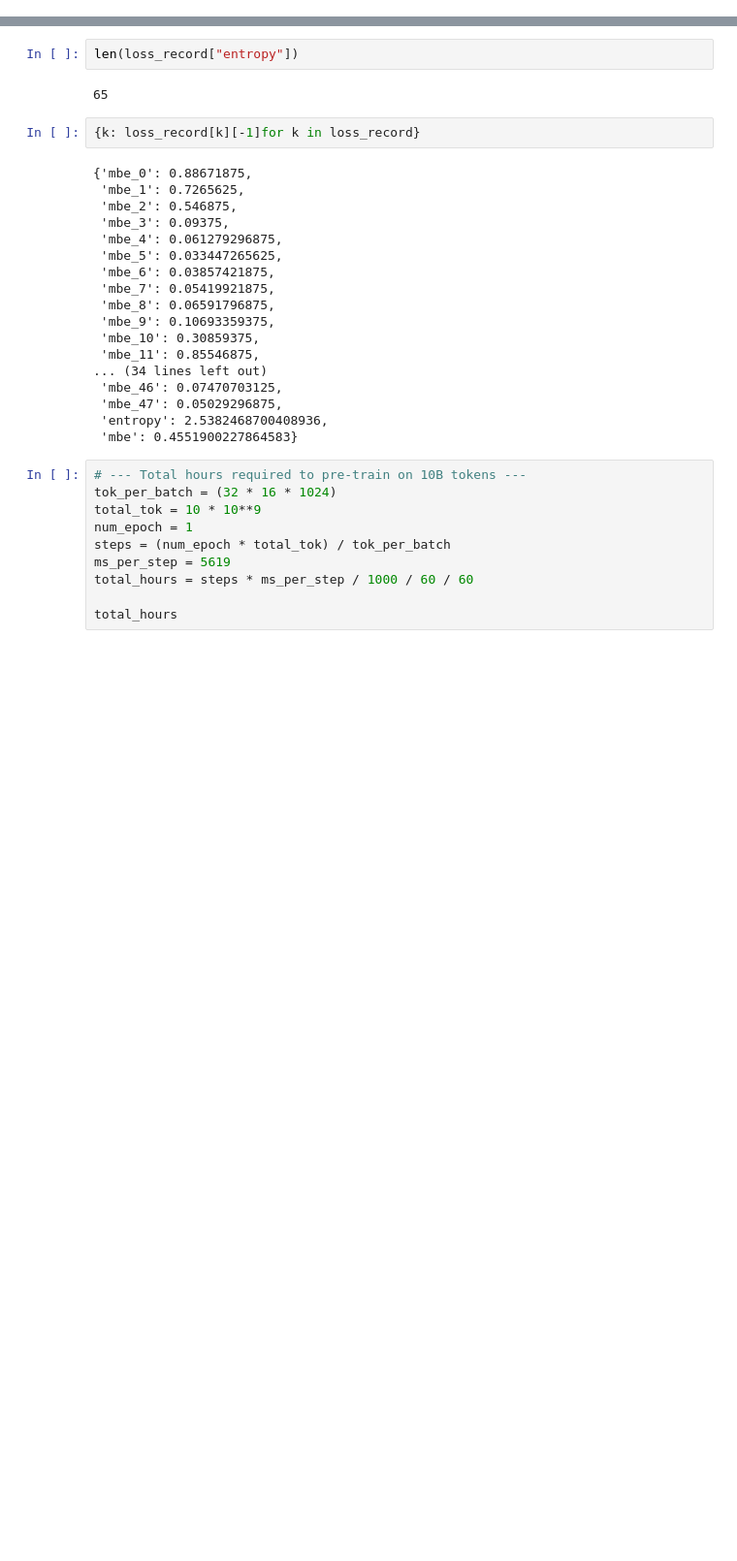
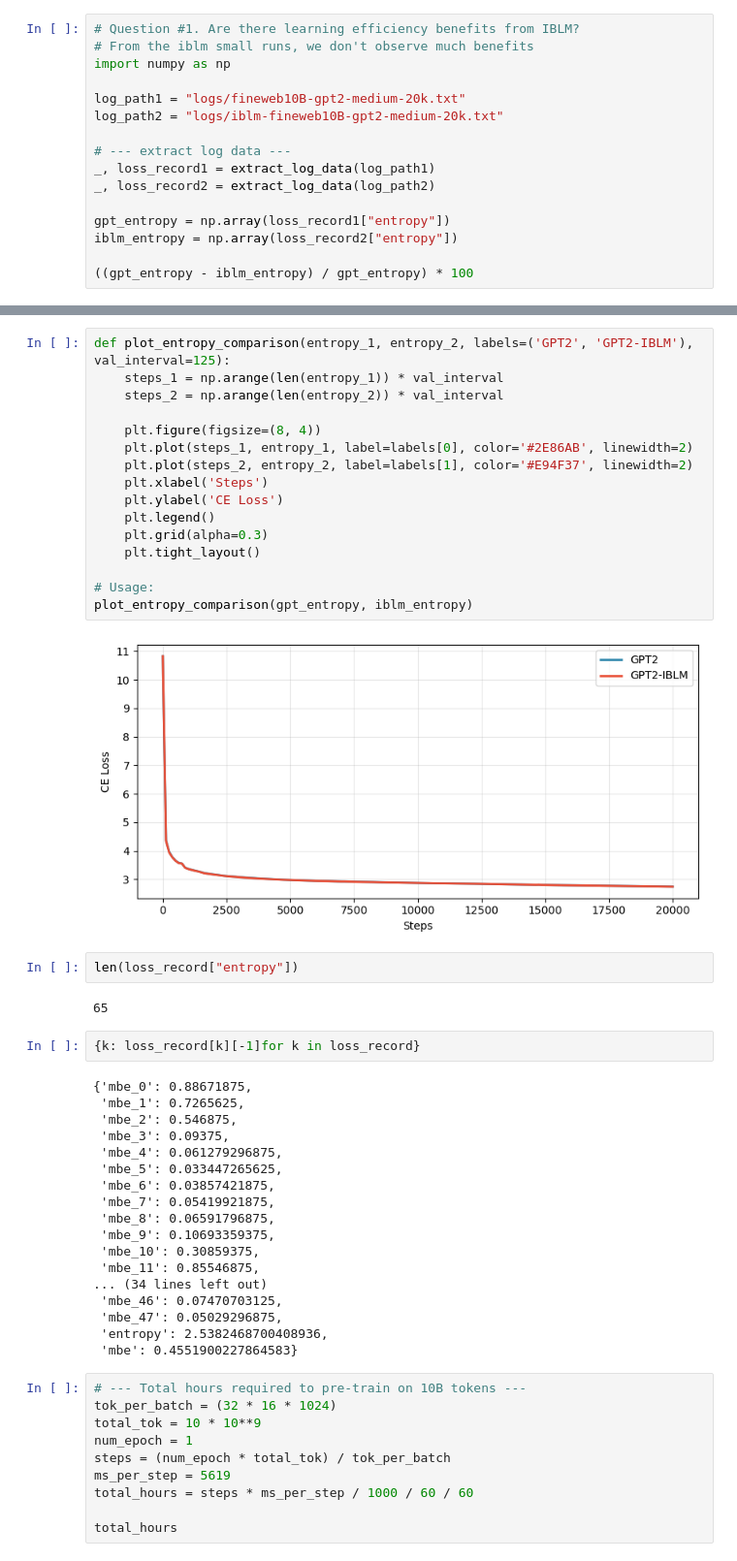
Before and after one commit to fangyuan-ksgk/mod_gpt, a Jupyter notebook: run_analysis.ipynb, the cells around one changed output, grey strips where cells are left out. Shown at 97% size. Cells and saved outputs as stored; diff of their text form; blank space fills up the shorter version.

```diff
--- a/run_analysis.ipynb
+++ b/run_analysis.ipynb
@@ -31,0 +33,16 @@ Rendering frame 64/65
+# %%
+# Question #1. Are there learning efficiency benefits from IBLM?
+# From the iblm small runs, we don't observe much benefits
+import numpy as np
+
+log_path1 = "logs/fineweb10B-gpt2-medium-20k.txt"
+log_path2 = "logs/iblm-fineweb10B-gpt2-medium-20k.txt"
+
+# --- extract log data ---
+_, loss_record1 = extract_log_data(log_path1)
+_, loss_record2 = extract_log_data(log_path2)
+
+gpt_entropy = np.array(loss_record1["entropy"])
+iblm_entropy = np.array(loss_record2["entropy"])
+
+((gpt_entropy - iblm_entropy) / gpt_entropy) * 100
@@ -32,3 +82,21 @@ Rendering frame 64/65
+# %%
+def plot_entropy_comparison(entropy_1, entropy_2, labels=('GPT2', 'GPT2-IBLM'), val_interval=125):
+    steps_1 = np.arange(len(entropy_1)) * val_interval
+    steps_2 = np.arange(len(entropy_2)) * val_interval
+
+    plt.figure(figsize=(8, 4))
+    plt.plot(steps_1, entropy_1, label=labels[0], color='#2E86AB', linewidth=2)
+    plt.plot(steps_2, entropy_2, label=labels[1], color='#E94F37', linewidth=2)
+    plt.xlabel('Steps')
+    plt.ylabel('CE Loss')
+    plt.legend()
+    plt.grid(alpha=0.3)
+    plt.tight_layout()
+
+# Usage:
+plot_entropy_comparison(gpt_entropy, iblm_entropy)
+# %% [output]
+[figure, added]
 # %%
 len(loss_record["entropy"])
 # %% [output]
```
Also changed, not shown: parts of 3 cells of this notebook, 2 other files.
